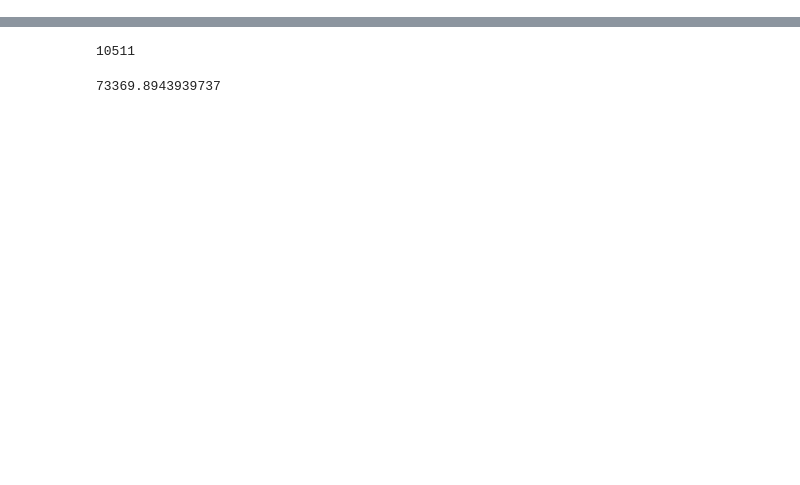
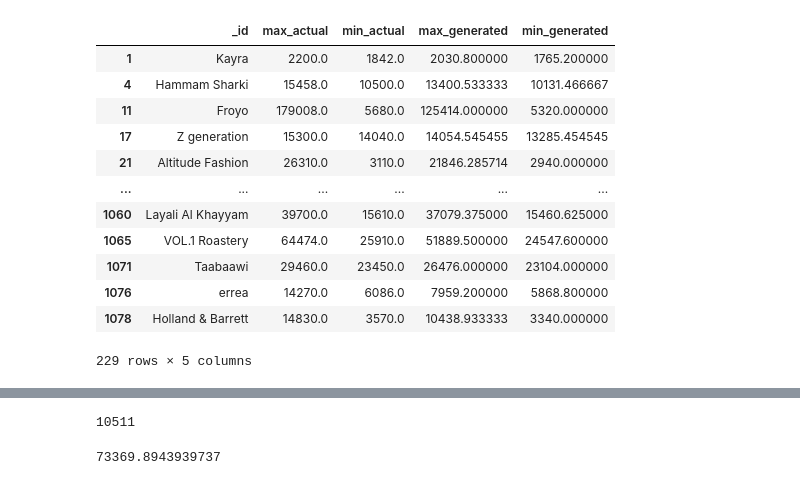
Before and after one commit to MahmoudAlawdh/newSalesGeneration, a Jupyter notebook: main.ipynb, the cells around one changed output, grey strips where cells are left out. Cells and saved outputs as stored; diff of their text form; code cells hidden in the pictures; blank space fills up the shorter version.

```diff
--- a/main.ipynb
+++ b/main.ipynb
@@ -103,3 +96,20 @@ tmp_df.plot(x='Sales_Period',y='Monthly_Sales')
+# %%
+# display(df)
+display(df[df['min_generated'] < df['min_actual']])
+# %% [output]
+|  | _id | max_actual | min_actual | max_generated | min_generated |
+| 1 | Kayra | 2200.0 | 1842.0 | 2030.800000 | 1765.200000 |
+| 4 | Hammam Sharki | 15458.0 | 10500.0 | 13400.533333 | 10131.466667 |
+| 11 | Froyo | 179008.0 | 5680.0 | 125414.000000 | 5320.000000 |
+| 17 | Z generation | 15300.0 | 14040.0 | 14054.545455 | 13285.454545 |
+| 21 | Altitude Fashion | 26310.0 | 3110.0 | 21846.285714 | 2940.000000 |
+| ... | ... | ... | ... | ... | ... |
+| 1060 | Layali Al Khayyam | 39700.0 | 15610.0 | 37079.375000 | 15460.625000 |
+| 1065 | VOL.1 Roastery | 64474.0 | 25910.0 | 51889.500000 | 24547.600000 |
+| 1071 | Taabaawi | 29460.0 | 23450.0 | 26476.000000 | 23104.000000 |
+| 1076 | errea | 14270.0 | 6086.0 | 7959.200000 | 5868.800000 |
+| 1078 | Holland & Barrett | 14830.0 | 3570.0 | 10438.933333 | 3340.000000 |
+229 rows × 5 columns
 # %%
 reference_ids = list(new_sales_refenrece_ids_with_sales_count())
 id = random.choice(reference_ids)
```
Also changed, not shown: parts of 6 cells of this notebook, 7 other files.
